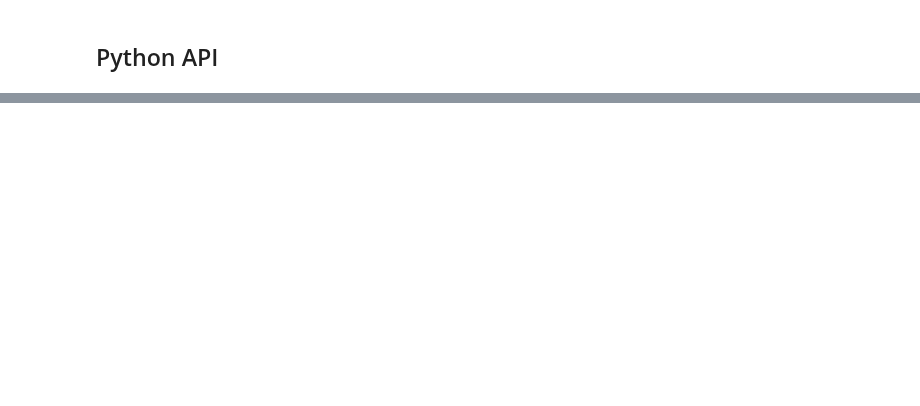
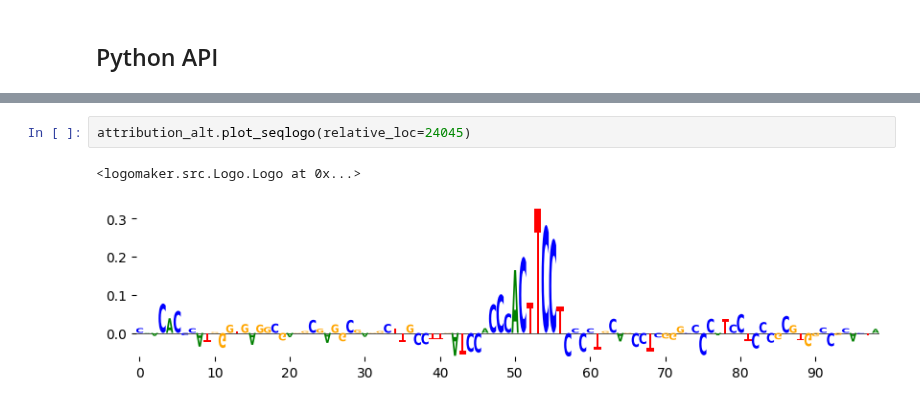
Before and after one commit to Genentech/decima, a Jupyter notebook: docs/tutorials/6-variant-effect-attribution.ipynb, the cells around one changed output, grey strips where cells are left out. Cells and saved outputs as stored; diff of their text form; blank space fills up the shorter version.

```diff
--- a/docs/tutorials/6-variant-effect-attribution.ipynb
+++ b/docs/tutorials/6-variant-effect-attribution.ipynb
@@ -64,0 +170,5 @@ with VariantAttributionResult("vep_vcf_attributions.h5", tss_distance=10_000, nu
+# %%
+attribution_alt.plot_seqlogo(relative_loc=24045)
+# %% [output]
+<logomaker.src.Logo.Logo at 0x...>
+[figure, added]
```
Also changed, not shown: parts of 31 cells of this notebook, 11 other files.
